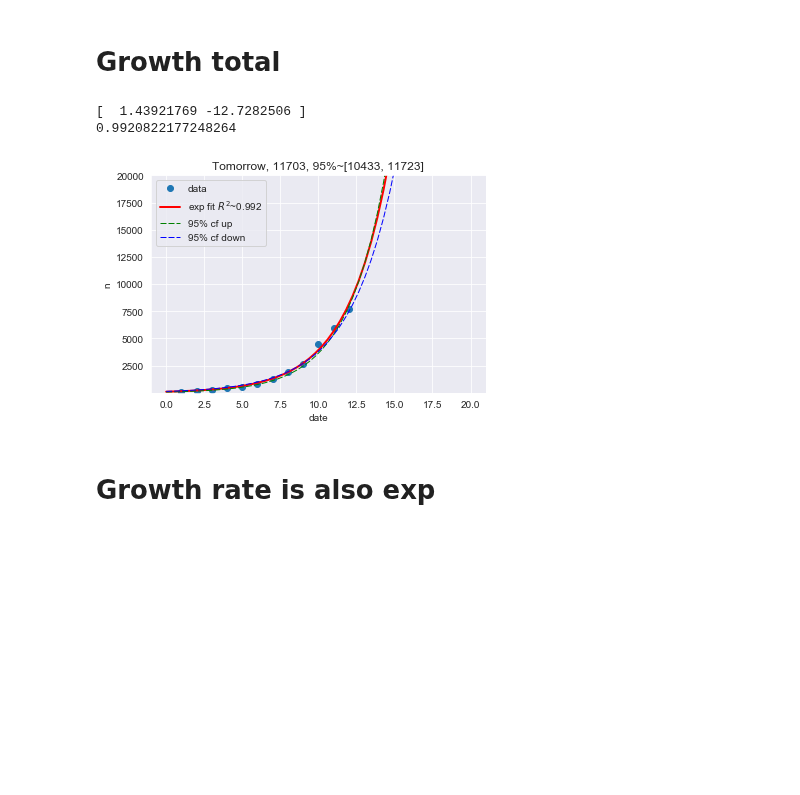
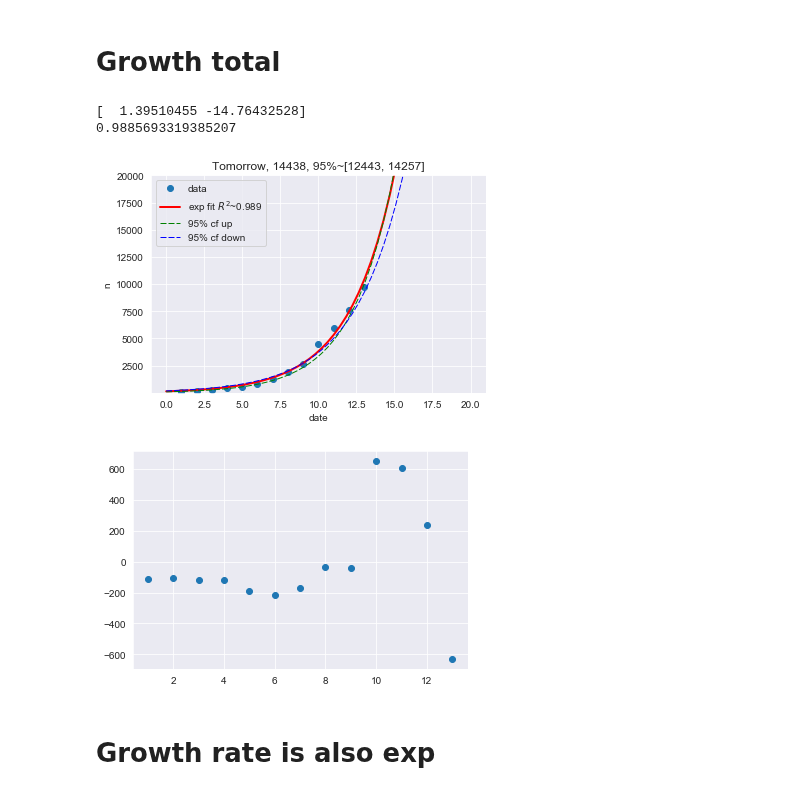
Before and after one commit to tongbaojia/vr_2020, a Jupyter notebook: Virus.ipynb, the cells around one changed output. Drawn from its saved outputs; the diff is of its cells as text; code cells hidden in the pictures; blank space fills up the shorter version.

```diff
--- a/Virus.ipynb
+++ b/Virus.ipynb
@@ -18,7 +18,8 @@ c = [
     769,
     1771,
     1459,
-    1816
+    1737,
+    2063
 ]
 # %%
 import matplotlib.pyplot as plt
@@ -65,37 +66,40 @@ print(popt)
 # Standard deviation errors on the parameters.
 perr = np.sqrt(np.diag(pcov))
 popt_up = popt + nstd * perr
 popt_down = popt - nstd * perr
 # print(popt_up, popt_down)
 residuals = ydata - exp(xdata, *popt)
 ss_res = np.sum(residuals**2)
 ss_tot = np.sum((ydata-np.mean(ydata))**2)
 r_squared = 1 - (ss_res / ss_tot)
 print(r_squared)
 
 x = np.linspace(0, 20, 50)
 y = exp(x, *popt)
 tmr = len(xdata) + 1
 pred = int(exp(tmr, *popt))
 pred_up = int(exp(tmr, *popt_up))
 pred_down = int(exp(tmr, *popt_down))
 
 plt.plot(xdata, ydata, 'o', markersize=6., label='data')
 plt.plot(x, y, label=r'exp fit $R^2$~{}'.format(round(r_squared, 3)), c='r', lw=2.)
 plt.plot(x, exp(x, *popt_up), c='g', dashes=[6, 2], lw=1., label='95% cf up')
 plt.plot(x, exp(x, *popt_down), c='b', dashes=[6, 2], lw=1., label='95% cf down')
 plt.xlabel('date')
 plt.ylabel('n')
 plt.ylim(1, 2E4)
 # plt.yscale('log')
 plt.legend(loc='best')
 plt.title("Tomorrow, {}, 95%~[{}, {}]".format(pred, pred_down, pred_up))
-plt.savefig('Plots/1_30_2020.png', dpi=300)
+plt.savefig('Plots/1_31_2020.png', dpi=300)
 plt.show()
+plt.plot(xdata, residuals, 'o', label='residuals')
+plt.show()
 # %% [output]
-[  1.43921769 -12.7282506 ]
-0.9920822177248264
+[  1.39510455 -14.76432528]
+0.9885693319385207
-[figure, old version]
+[figure, new version]
+[figure, added]
 # %% [markdown]
 # Growth rate is also exp
 # %%
```
Also changed, not shown: parts of 2 cells of this notebook, 1 other file.
